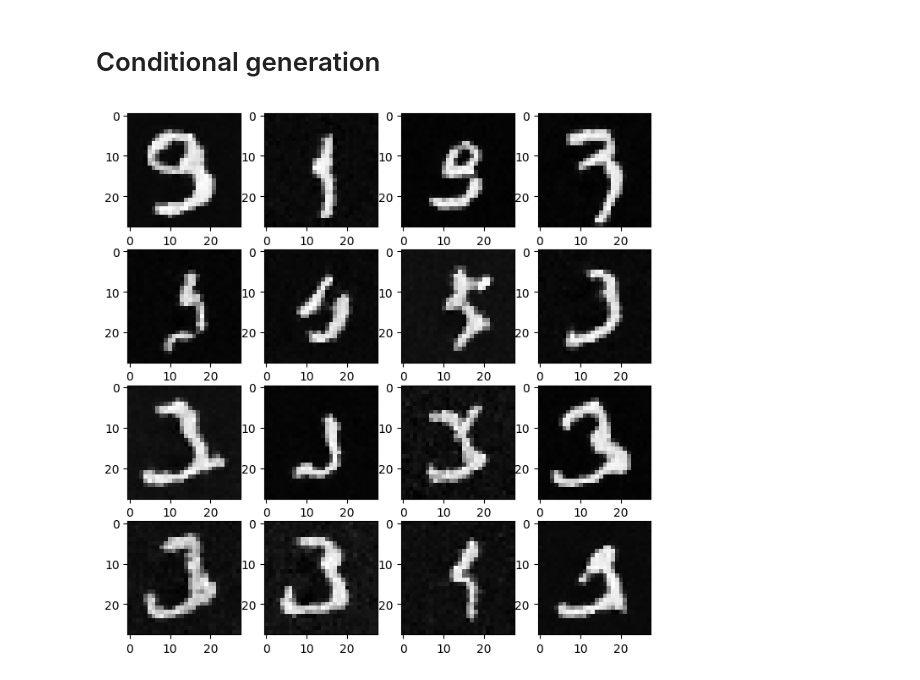
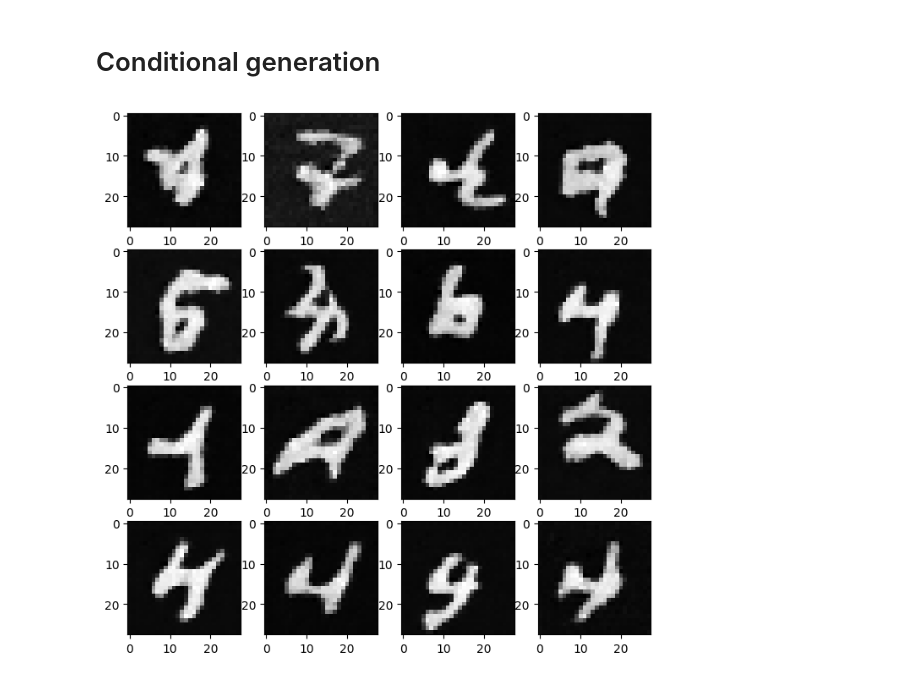
Before and after one commit to germanKoch/diffusion, a Jupyter notebook: diffusion-model.ipynb, the cells around one changed output. Drawn from its saved outputs; the diff is of its cells as text; code cells hidden in the pictures.

Commit message:
Kaggle Notebook | diffusion-model | Version 10

```diff
--- a/diffusion-model.ipynb
+++ b/diffusion-model.ipynb
@@ -97,7 +97,7 @@ def show_forward(ddpm, loader, device):
 # Hyperparams
 # %%
 batch_size = 64
-n_epochs = 3
+n_epochs = 2
 n_steps = 1000
 lr = 0.001
 store_path = "ddpm_mnist.pt"
@@ -521,7 +521,7 @@ def generate_conditional(ddpm, classifier, digit, gamma, n_samples=16, image_sha
                 x = x + sigma_t * z
     return x
 # %%
-generated_conditional = generate_conditional(model, classifier, 3, 7)
+generated_conditional = generate_conditional(model, classifier, 4, 10)
 show_images(generated_conditional)
 # %% [output]
-[figure, old version]
+[figure, new version]
```
Also changed, not shown: parts of 4 cells of this notebook.
